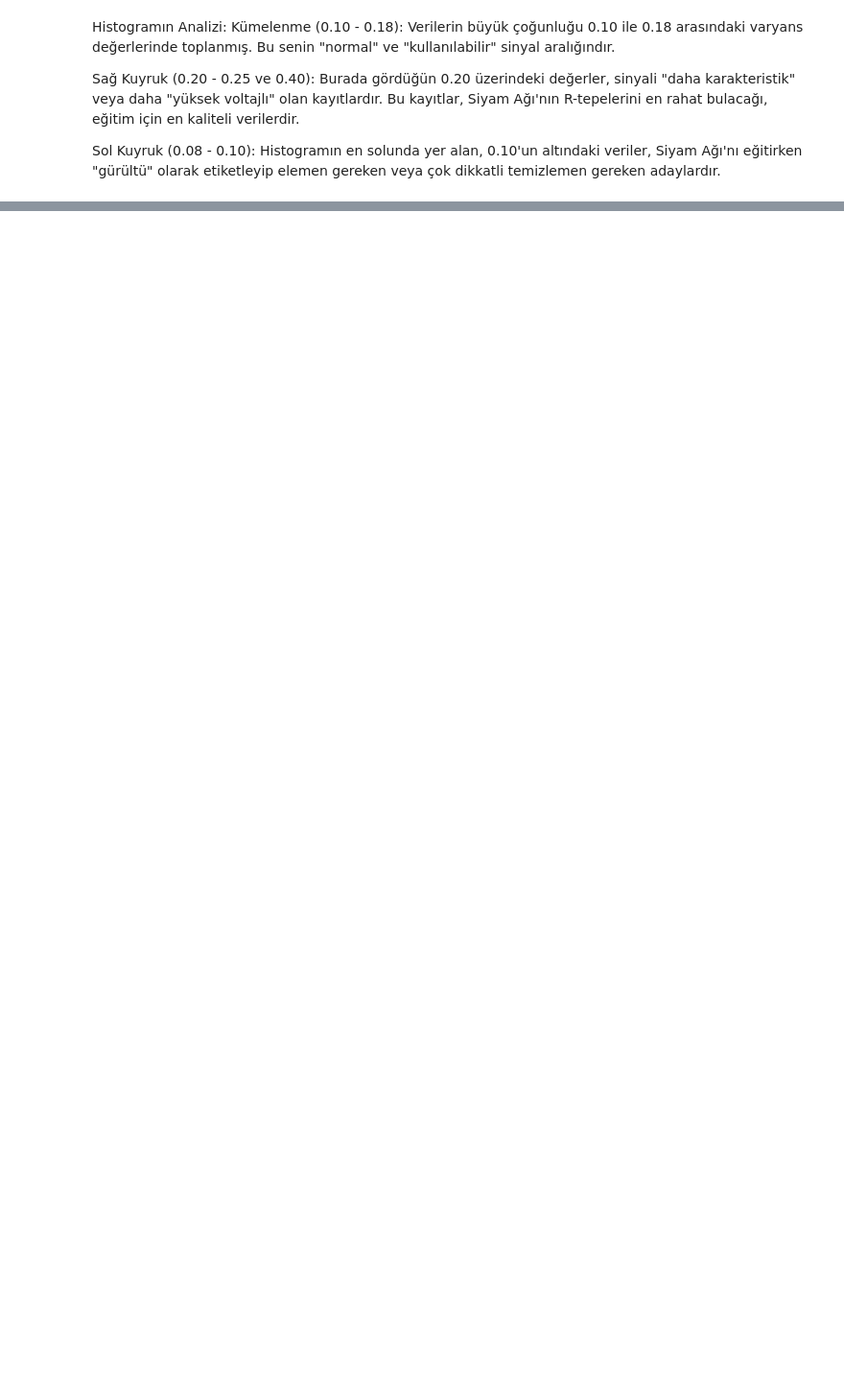
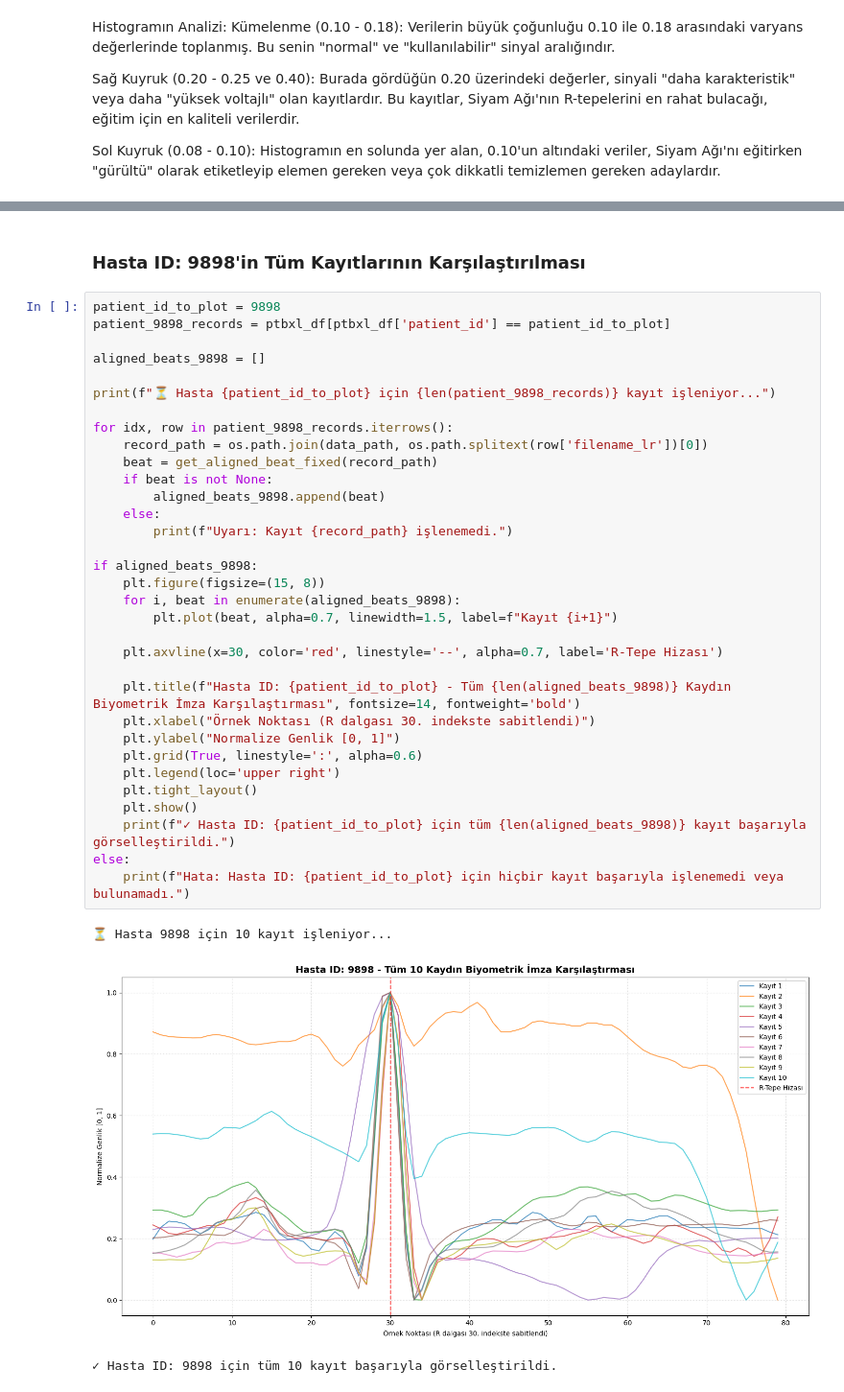
Before and after one commit to ackrbulut11/BeatKrypt, a Jupyter notebook: research/01_data_exploration.ipynb, the cells around one changed output, grey strips where cells are left out. Shown at 96% size. Saved outputs shown, nothing was run; the diff lists cells and outputs as text; blank space fills up the shorter version.

Commit message:
eda(Exploratory Data Analysis - Veri Keşfi): complete data exploration and pair pool separation

```diff
--- a/research/01_data_exploration.ipynb
+++ b/research/01_data_exploration.ipynb
@@ -870,0 +934,39 @@ Sol Kuyruk (0.08 - 0.10): Histogramın en solunda yer alan, 0.10'un altındaki v
+# %% [markdown]
+### Hasta ID: 9898'in Tüm Kayıtlarının Karşılaştırılması
+# %%
+patient_id_to_plot = 9898
+patient_9898_records = ptbxl_df[ptbxl_df['patient_id'] == patient_id_to_plot]
+
+aligned_beats_9898 = []
+
+print(f"⏳ Hasta {patient_id_to_plot} için {len(patient_9898_records)} kayıt işleniyor...")
+
+for idx, row in patient_9898_records.iterrows():
+    record_path = os.path.join(data_path, os.path.splitext(row['filename_lr'])[0])
+    beat = get_aligned_beat_fixed(record_path)
+    if beat is not None:
+        aligned_beats_9898.append(beat)
+    else:
+        print(f"Uyarı: Kayıt {record_path} işlenemedi.")
+
+if aligned_beats_9898:
+    plt.figure(figsize=(15, 8))
+    for i, beat in enumerate(aligned_beats_9898):
+        plt.plot(beat, alpha=0.7, linewidth=1.5, label=f"Kayıt {i+1}")
+
+    plt.axvline(x=30, color='red', linestyle='--', alpha=0.7, label='R-Tepe Hizası')
+
+    plt.title(f"Hasta ID: {patient_id_to_plot} - Tüm {len(aligned_beats_9898)} Kaydın Biyometrik İmza Karşılaştırması", fontsize=14, fontweight='bold')
+    plt.xlabel("Örnek Noktası (R dalgası 30. indekste sabitlendi)")
+    plt.ylabel("Normalize Genlik [0, 1]")
+    plt.grid(True, linestyle=':', alpha=0.6)
+    plt.legend(loc='upper right')
+    plt.tight_layout()
+    plt.show()
+    print(f"✓ Hasta ID: {patient_id_to_plot} için tüm {len(aligned_beats_9898)} kayıt başarıyla görselleştirildi.")
+else:
+    print(f"Hata: Hasta ID: {patient_id_to_plot} için hiçbir kayıt başarıyla işlenemedi veya bulunamadı.")
+# %% [output]
+⏳ Hasta 9898 için 10 kayıt işleniyor...
+[figure, added]
+✓ Hasta ID: 9898 için tüm 10 kayıt başarıyla görselleştirildi.
```
Also changed, not shown: parts of 32 cells of this notebook.
